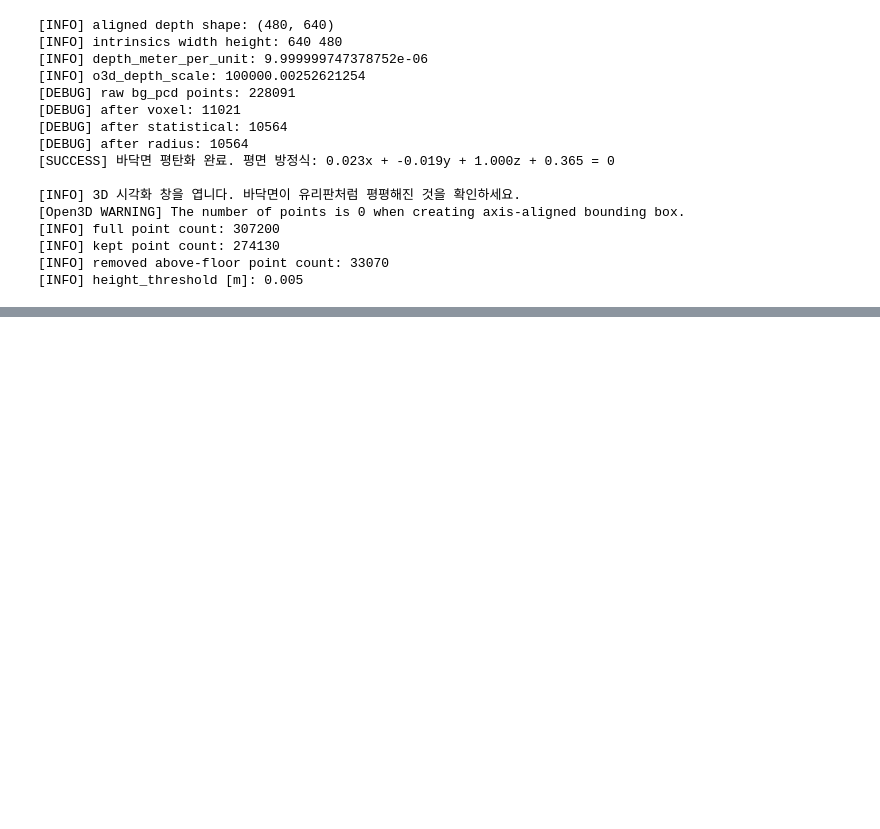
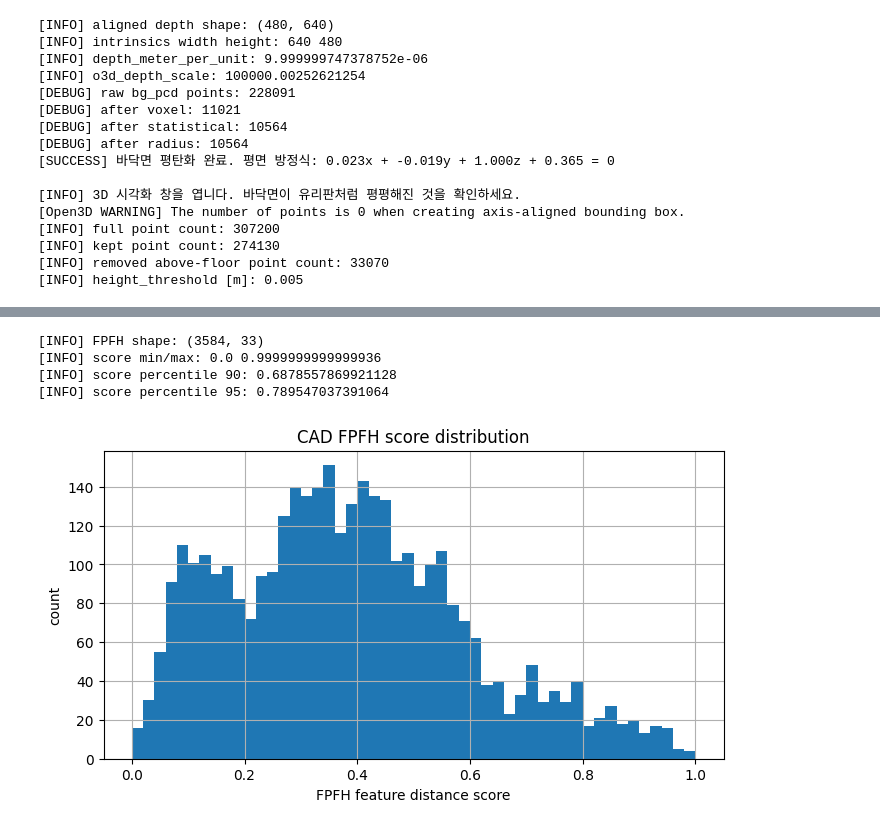
Before and after one commit to engineer0914/pointcloud_test, a Jupyter notebook: ttest/test.ipynb, the cells around one changed output, grey strips where cells are left out. Cells and saved outputs as stored; diff of their text form; code cells hidden in the pictures; blank space fills up the shorter version.

```diff
--- a/ttest/test.ipynb
+++ b/ttest/test.ipynb
@@ -1941,0 +2902,69 @@ o3d.visualization.draw_geometries(
+# %%
+# ============================================================
+# FPFH 계산
+# ============================================================
+feature_radius = voxel_size * 8.0  # 약 12mm
+
+fpfh = o3d.pipelines.registration.compute_fpfh_feature(
+    pcd_ds,
+    search_param=o3d.geometry.KDTreeSearchParamHybrid(
+        radius=feature_radius,
+        max_nn=100
+    )
+)
+
+# Open3D FPFH shape: 33 x N
+fpfh_np = np.asarray(fpfh.data).T  # N x 33
+
+print("[INFO] FPFH shape:", fpfh_np.shape)
+
+# ============================================================
+# 특징 score 계산
+# 평균 descriptor에서 멀수록 독특한 local geometry
+# studs, edge, corner 쪽이 상대적으로 커질 가능성이 있음
+# ============================================================
+fpfh_mean = fpfh_np.mean(axis=0, keepdims=True)
+feature_dist = np.linalg.norm(fpfh_np - fpfh_mean, axis=1)
+
+# 0~1 정규화
+score = feature_dist.copy()
+score = (score - score.min()) / (score.max() - score.min() + 1e-12)
+
+print("[INFO] score min/max:", score.min(), score.max())
+print("[INFO] score percentile 90:", np.percentile(score, 90))
+print("[INFO] score percentile 95:", np.percentile(score, 95))
+
+# ============================================================
+# score를 색으로 입히기
+# ============================================================
+cmap = plt.get_cmap("turbo")
+colors = cmap(score)[:, :3]
+
+pcd_fpfh_color = o3d.geometry.PointCloud()
+pcd_fpfh_color.points = pcd_ds.points
+pcd_fpfh_color.colors = o3d.utility.Vector3dVector(colors)
+
+axis = o3d.geometry.TriangleMesh.create_coordinate_frame(
+    size=0.02,
+    origin=[0, 0, 0]
+)
+
+o3d.visualization.draw_geometries(
+    [pcd_fpfh_color, axis],
+    window_name="CAD FPFH feature distance color"
+)
+
+# 히스토그램
+plt.figure(figsize=(8, 4))
+plt.hist(score, bins=50)
+plt.xlabel("FPFH feature distance score")
+plt.ylabel("count")
+plt.title("CAD FPFH score distribution")
+plt.grid(True)
+plt.show()
+# %% [output]
+[INFO] FPFH shape: (3584, 33)
+[INFO] score min/max: 0.0 0.9999999999999936
+[INFO] score percentile 90: 0.6878557869921128
+[INFO] score percentile 95: 0.789547037391064
+[figure, added]
```
Also changed, not shown: parts of 24 cells of this notebook.
